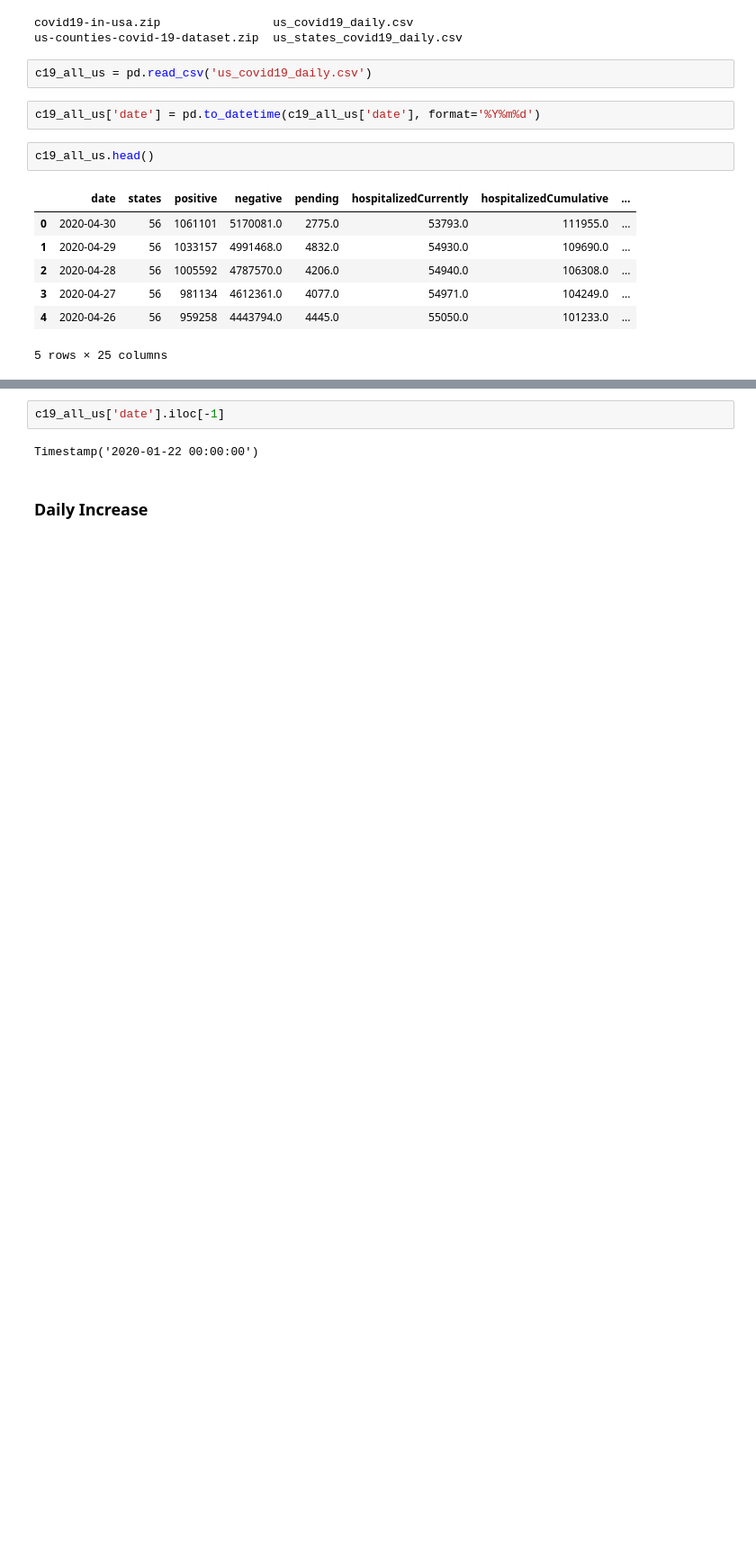
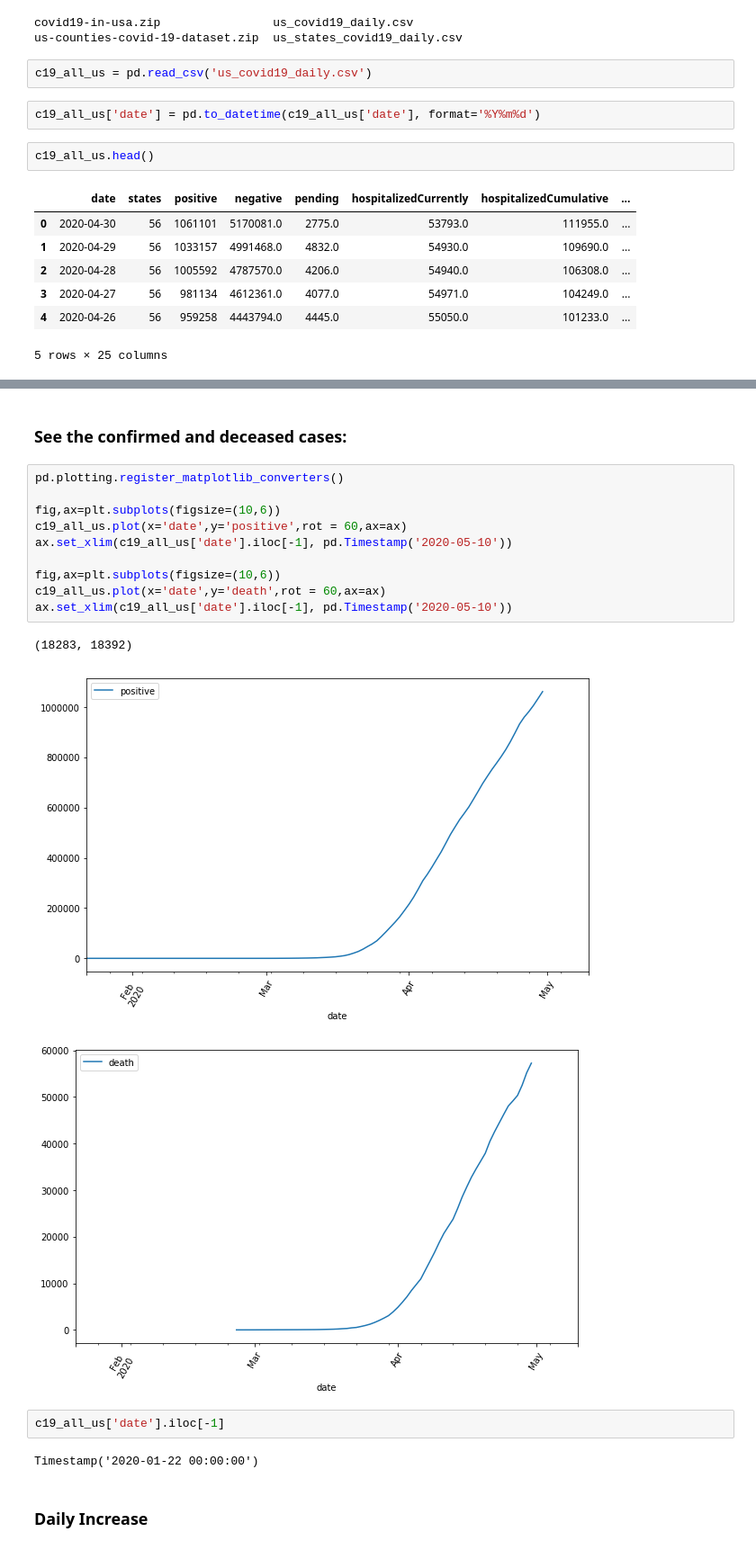
Before and after one commit to RileyWClarke/MLTSA_COVID19, a Jupyter notebook: Covid-19-US.ipynb, the cells around one changed output, grey strips where cells are left out. Shown: that part at 90% size. Saved outputs shown, nothing was run; the diff lists cells and outputs as text; blank space fills up the shorter version.

```diff
--- a/Covid-19-US.ipynb
+++ b/Covid-19-US.ipynb
@@ -51,3 +56,19 @@ c19_all_us.plot(x='date',y='positive',rot = 60)
+# %% [markdown]
+### See the confirmed and deceased cases:
+# %%
+pd.plotting.register_matplotlib_converters()
+
+fig,ax=plt.subplots(figsize=(10,6))
+c19_all_us.plot(x='date',y='positive',rot = 60,ax=ax)
+ax.set_xlim(c19_all_us['date'].iloc[-1], pd.Timestamp('2020-05-10'))
+
+fig,ax=plt.subplots(figsize=(10,6))
+c19_all_us.plot(x='date',y='death',rot = 60,ax=ax)
+ax.set_xlim(c19_all_us['date'].iloc[-1], pd.Timestamp('2020-05-10'))
+# %% [output]
+(18283, 18392)
+[figure, added]
+[figure, added]
 # %%
 c19_all_us['date'].iloc[-1]
 # %% [output]
```
Also changed, not shown: parts of 21 cells of this notebook, 1 other file.
